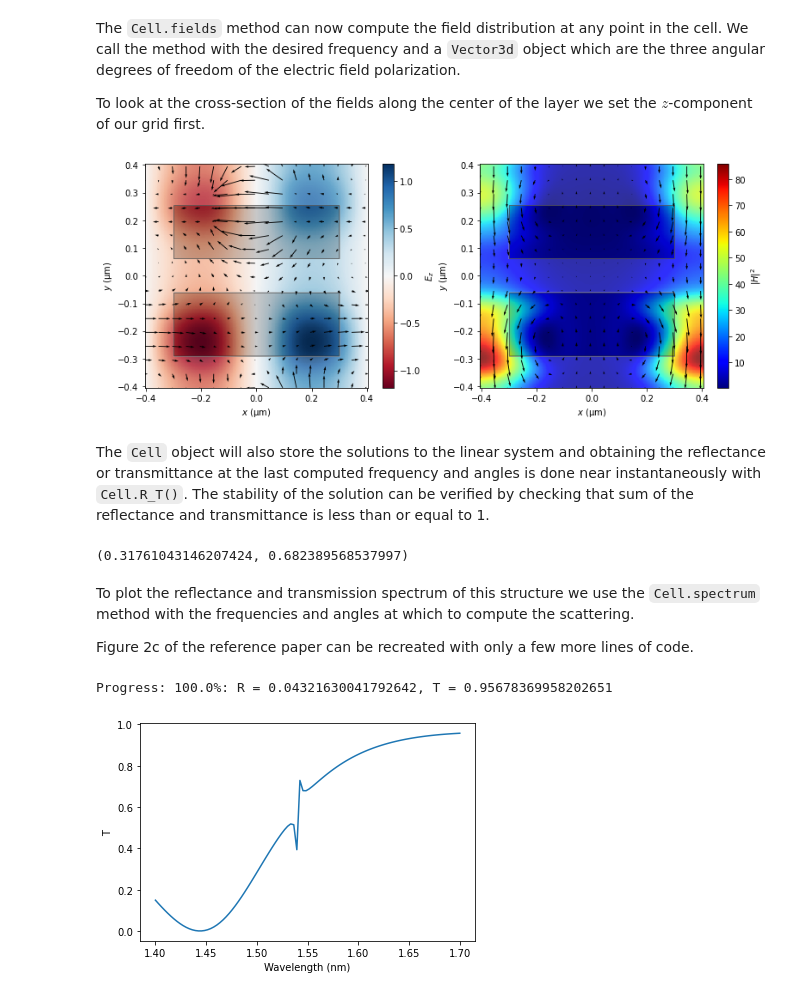
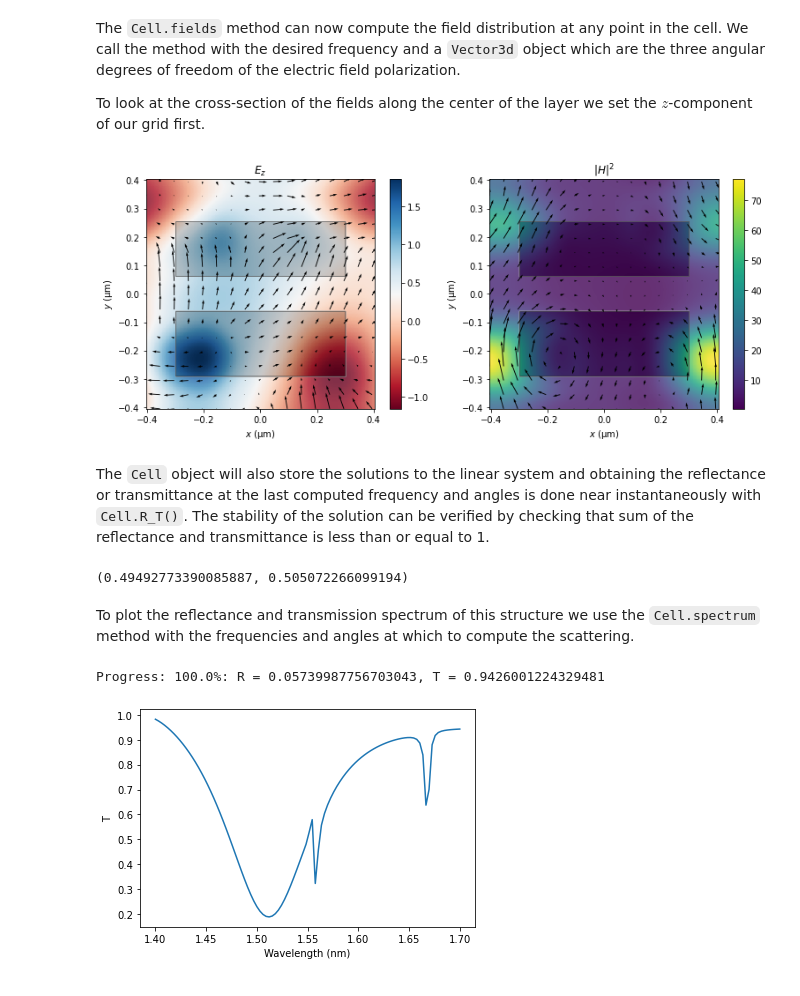
Before and after one commit to rushinc/beams, a Jupyter notebook: examples/si_sensor.ipynb, the cells around one changed output. Saved outputs shown, nothing was run; the diff lists cells and outputs as text; code cells hidden in the pictures.

```diff
--- a/examples/si_sensor.ipynb
+++ b/examples/si_sensor.ipynb
@@ -178,53 +182,53 @@ The `Cell.fields` method can now compute the field distribution at any point in
 
 To look at the cross-section of the fields along the center of the layer we set the $z$-component of our grid first.
 # %%
-angles = bm.Vector3d()
+angles = bm.Vector3d(np.pi / 6, np.pi / 3, np.pi / 2)
 vgrid.z = bars.h / 2
 (E, H) = cell.fields(freq, angles, vgrid)
 # %%
 (axs, epsgrid) = bars.grid(period=p, feature='eps', resolution=r)
 fig, (ax1, ax2) = plt.subplots(ncols=2, figsize=[12.8, 4.8])
 
 im1 = ax1.pcolormesh(vgrid.x.T, vgrid.y, np.real(E[:,:,0].z).T, cmap='RdBu')
-fig.colorbar(im1, ax=ax1, label='$E_z$')
+fig.colorbar(im1, ax=ax1)
 ax1.contourf(axs.x, axs.y, epsgrid.T, cmap='gray_r', alpha=0.20)
 ax1.quiver(vgrid.x[::20].T, vgrid.y[::20], np.real(E[::20,::20,0].x).T, np.real(E[::20,::20,0].y).T)
 ax1.set_xlim([-px / 2, px / 2])
 ax1.set_xlabel('$x$ (μm)')
 ax1.set_ylim([-py / 2, py / 2])
 ax1.set_ylabel('$y$ (μm)')
+ax1.set_title('$E_z$')
 
-im2 = ax2.pcolormesh(vgrid.x.T, vgrid.y, H[:, :, 0].intensity().T, cmap='jet')
-fig.colorbar(im2, ax=ax2, label='$|H|^2$')
+im2 = ax2.pcolormesh(vgrid.x.T, vgrid.y, H[:, :, 0].intensity().T)
+fig.colorbar(im2, ax=ax2)
 ax2.contourf(axs.x, axs.y, epsgrid.T, cmap='gray_r', alpha=0.20)
 ax2.quiver(vgrid.x[::20].T, vgrid.y[::20], np.real(H[::20,::20,0].x).T, np.real(H[::20,::20,0].y).T)
 ax2.set_xlim([-px / 2, px / 2])
 ax2.set_xlabel('$x$ (μm)')
 ax2.set_ylim([-py / 2, py / 2])
 ax2.set_ylabel('$y$ (μm)')
+ax2.set_title('$|H|^2$')
 plt.show()
 # %% [output]
-[figure, old version]
+[figure, new version]
 # %% [markdown]
 The `Cell` object will also store the solutions to the linear system and obtaining the reflectance or transmittance at the last computed frequency and angles is done near instantaneously with `Cell.R_T()`. The stability of the solution can be verified by checking that sum of the reflectance and transmittance is less than or equal to 1.
 # %%
 print(cell.R_T(freq, angles))
 # %% [output]
-(0.31761043146207424, 0.682389568537997)
+(0.49492773390085887, 0.505072266099194)
 # %% [markdown]
 To plot the reflectance and transmission spectrum of this structure we use the `Cell.spectrum` method with the frequencies and angles at which to compute the scattering.
-
-Figure 2c of the reference paper can be recreated with only a few more lines of code.
 # %%
 wavelengths = np.linspace(1.4, 1.7, 100)
 freqs = 1 / wavelengths
 (R, T) = cell.spectrum(freqs, angles)
 # %% [output]
-Progress: 100.0%: R = 0.04321630041792642, T = 0.95678369958202651
+Progress: 100.0%: R = 0.05739987756703043, T = 0.9426001224329481
 # %%
-plt.plot(wavelengths, T)
+plt.plot(wavelengths, T, linewidth=2)
 plt.xlabel('Wavelength (nm)')
 plt.ylabel('T')
 plt.show()
 # %% [output]
-[figure, old version]
+[figure, new version]
```
Also changed, not shown: parts of 3 cells of this notebook, 1 other file.
